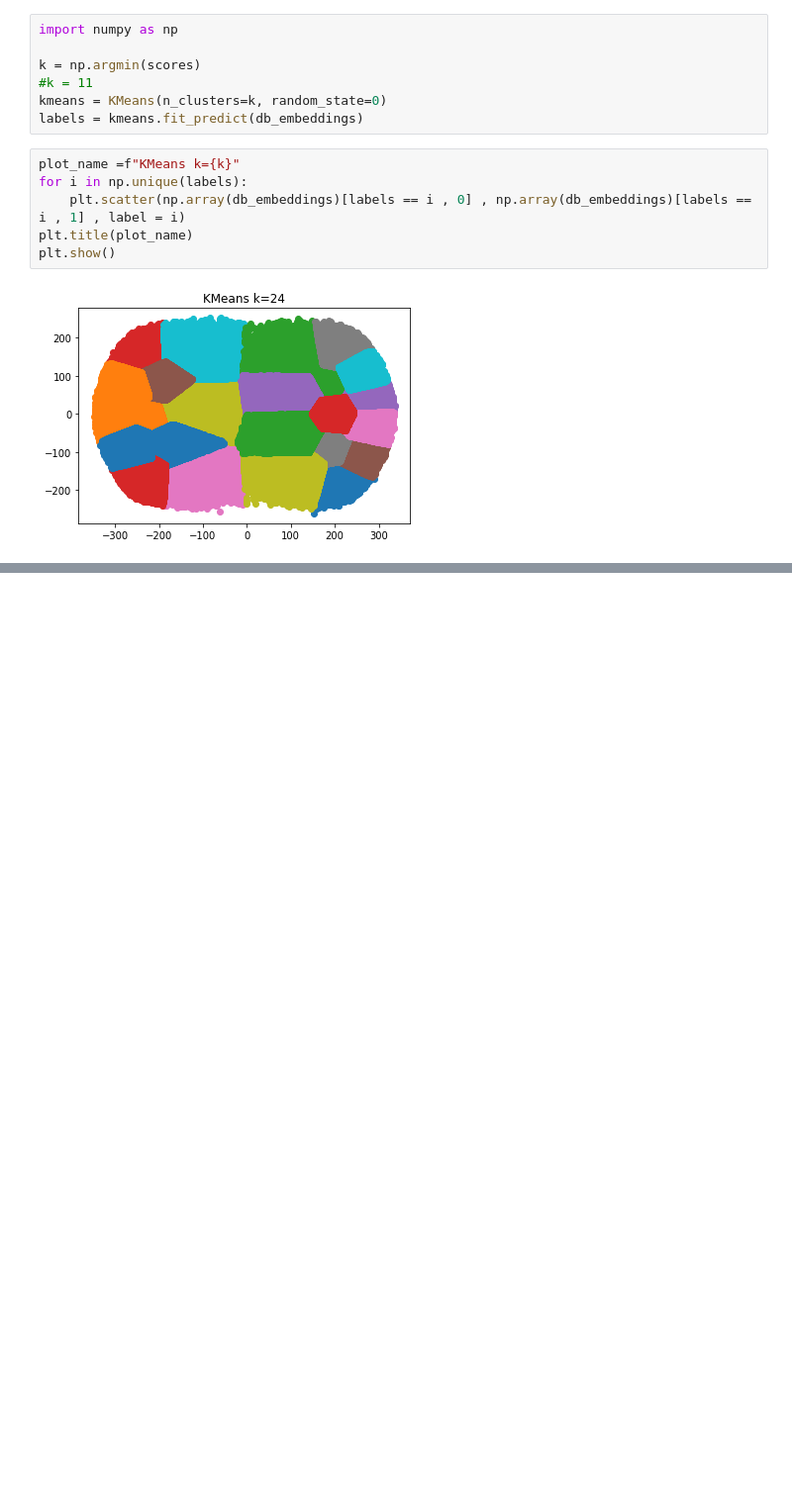
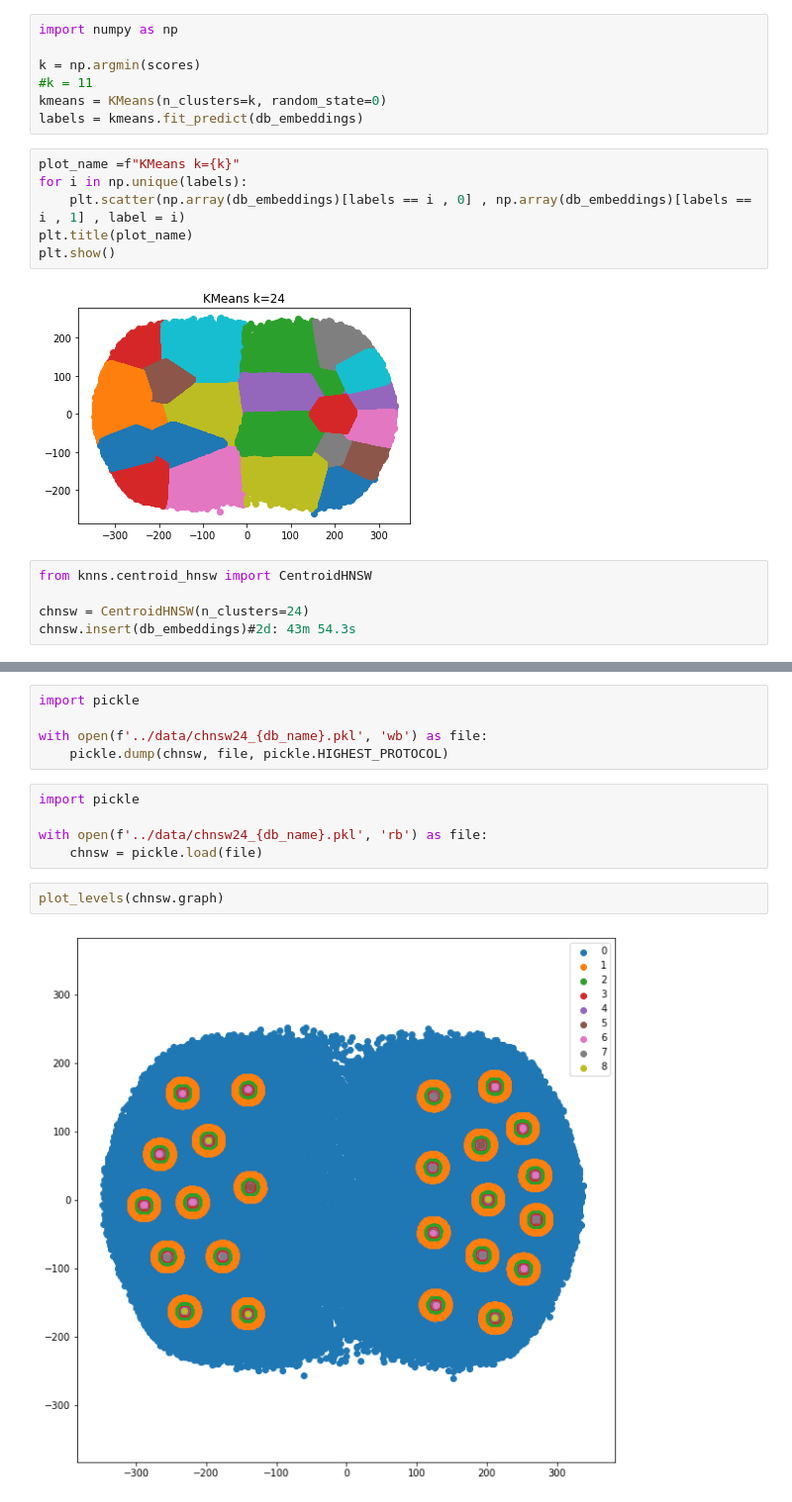
Before and after one commit to marcoantonioaav/iHCNSW, a Jupyter notebook: src/plot_hnsw.ipynb, the cells around one changed output, grey strips where cells are left out. Shown at 99% size. Saved outputs shown, nothing was run; the diff lists cells and outputs as text; blank space fills up the shorter version.

Commit message:
HNSW v0.7 + cHNSW

```diff
--- a/src/plot_hnsw.ipynb
+++ b/src/plot_hnsw.ipynb
@@ -134,3 +134,8 @@ plt.title(plot_name)
 plt.show()
 # %% [output]
 [figure]
+# %%
+from knns.centroid_hnsw import CentroidHNSW
+
+chnsw = CentroidHNSW(n_clusters=24)
+chnsw.insert(db_embeddings)#2d: 43m 54.3s
@@ -136,0 +160,14 @@ plt.show()
+# %%
+import pickle
+
+with open(f'../data/chnsw24_{db_name}.pkl', 'wb') as file:
+    pickle.dump(chnsw, file, pickle.HIGHEST_PROTOCOL)
+# %%
+import pickle
+
+with open(f'../data/chnsw24_{db_name}.pkl', 'rb') as file:
+    chnsw = pickle.load(file)
+# %%
+plot_levels(chnsw.graph)
+# %% [output]
+[figure, added]
```
Also changed, not shown: parts of 8 cells of this notebook, 7 other files.
